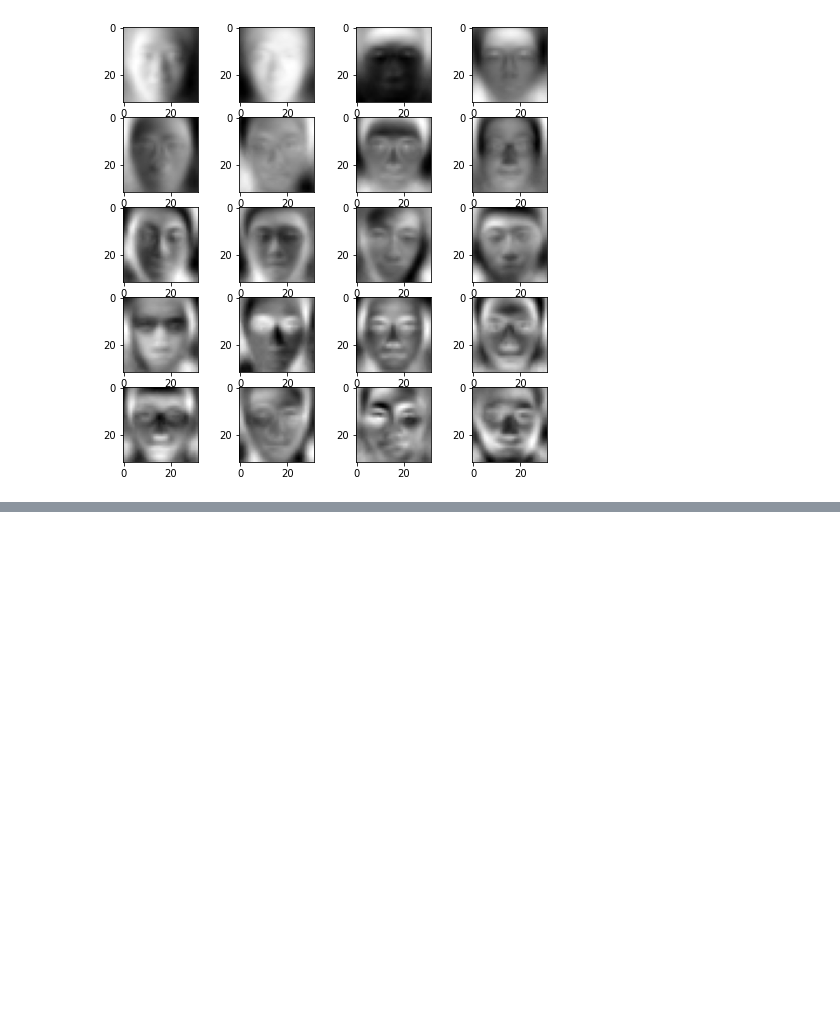
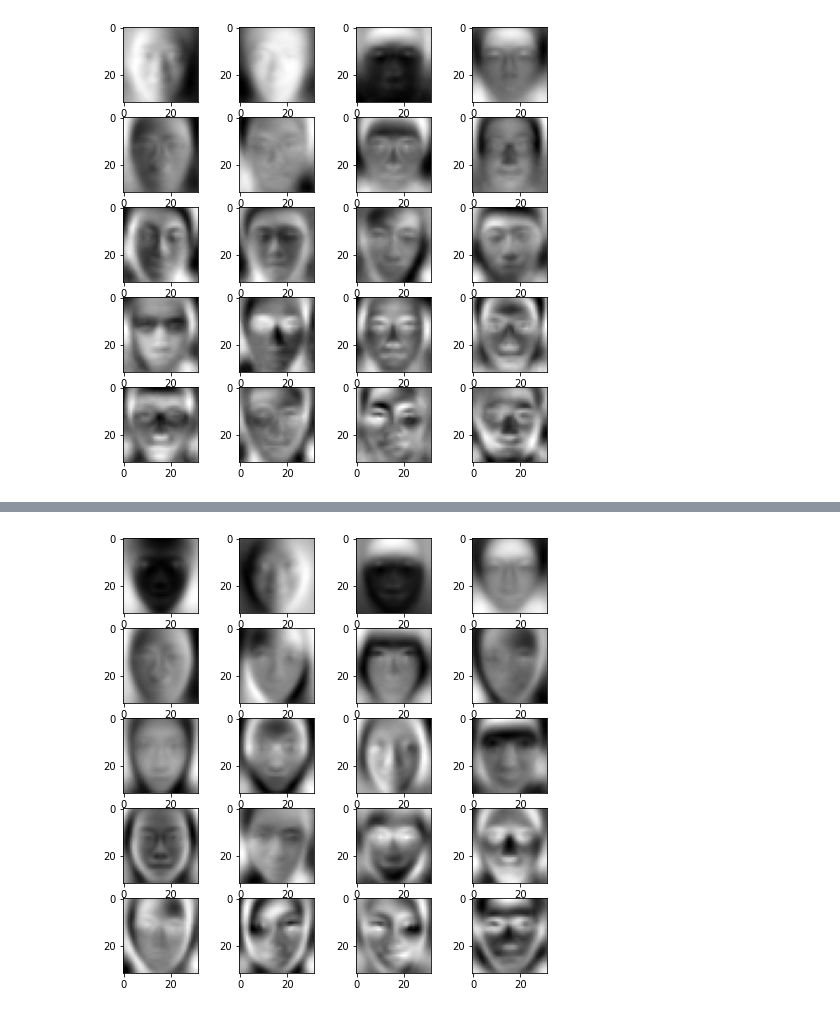
Before and after one commit to junarwohn/garage, a Jupyter notebook: project1_eigenface.ipynb, the cells around one changed output, grey strips where cells are left out. Cells and saved outputs as stored; diff of their text form; code cells hidden in the pictures; blank space fills up the shorter version.

```diff
--- a/project1_eigenface.ipynb
+++ b/project1_eigenface.ipynb
@@ -118,0 +191,44 @@ plt.show()
+# %%
+file_M_path = "./res/faces/M/"
+file_F_path = "./res/faces/F/"
+file_M_list = os.listdir("./res/faces/M/")
+file_F_list = os.listdir("./res/faces/F/")
+
+people_pics = []
+for file_M in file_M_list:
+    people_pics.append(np.array(
+        cv2.resize(cv2.imread(file_M_path + file_M, 0), dsize=(32, 32), interpolation=cv2.INTER_AREA)
+    ,dtype=np.float64).flatten())
+
+for file_F in file_F_list:
+    people_pics.append(np.array(
+        cv2.resize(cv2.imread(file_F_path + file_F, 0), dsize=(32, 32), interpolation=cv2.INTER_AREA)
+    ,dtype=np.float64).flatten())
+random.shuffle(people_pics)
+sum_of_pics = sum(people_pics)
+
+mean_of_pics = sum_of_pics / len(people_pics)
+
+translation = people_pics - mean_of_pics
+
+U, s, V = np.linalg.svd(translation, full_matrices = True)
+
+S = np.zeros(translation.shape)
+for i in range(len(s)):
+     S[i][i] = s[i]
+
+appA = np.dot(U, np.dot(S, V))
+
+w=10
+h=10
+fig=plt.figure(figsize=(8, 8))
+columns = 4
+rows = 5
+for i in range(1, columns*rows +1):
+    img = V[i].reshape(32,32)
+#     img = l[np.random.randint(1024)].reshape(32,32)
+    fig.add_subplot(rows, columns, i)
+    plt.imshow(img, cmap='gray')
+plt.show()
+# %% [output]
+[figure, added]
```
Also changed, not shown: parts of 8 cells of this notebook.
